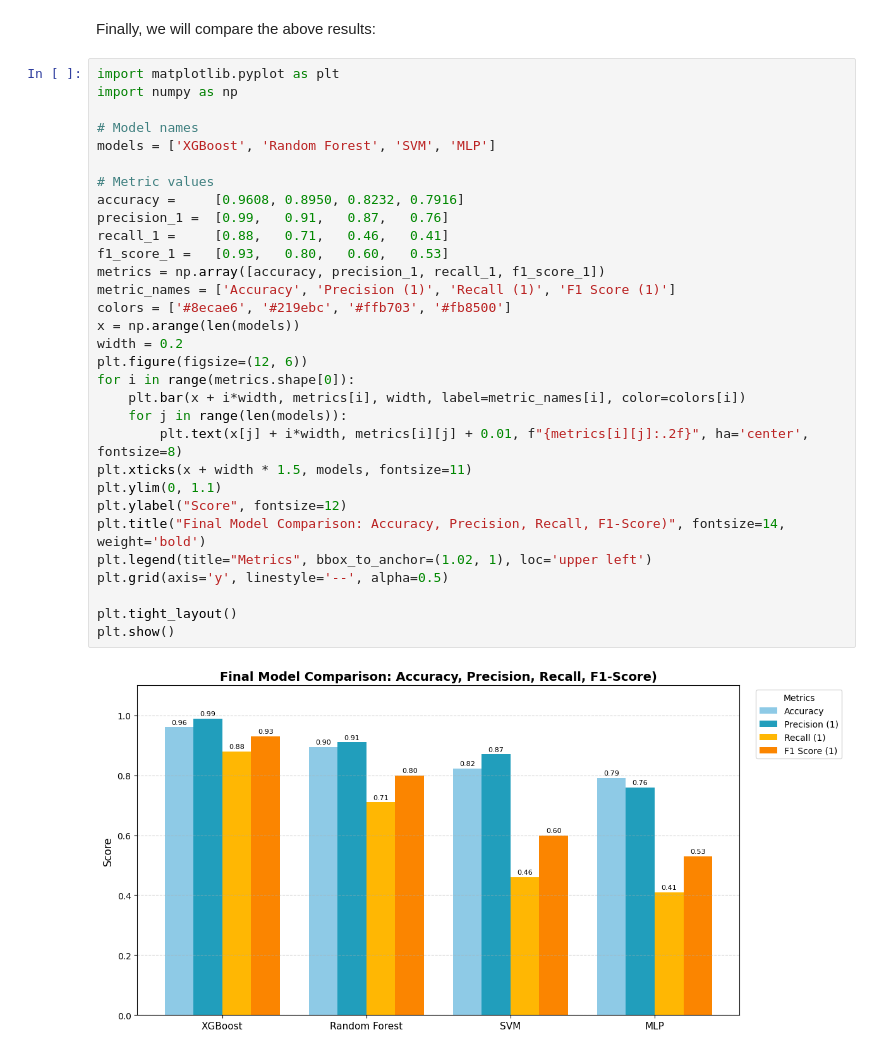
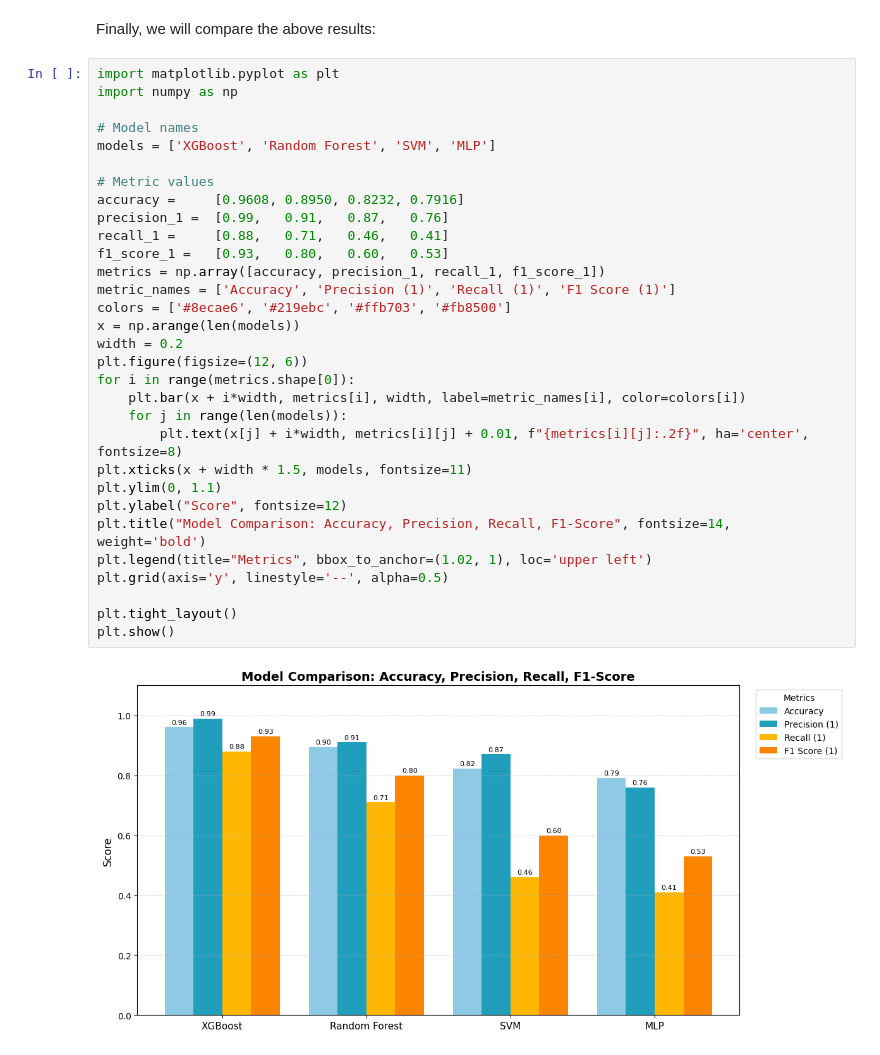
Before and after one commit to Shubhamk0703/Final-Project-23017935-, a Jupyter notebook: CODE_for_small_data(23017935).ipynb, the cells around one changed output. Saved outputs shown, nothing was run; the diff lists cells and outputs as text.

```diff
--- a/CODE_for_small_data(23017935).ipynb
+++ b/CODE_for_small_data(23017935).ipynb
@@ -690,32 +690,32 @@ Finally, we will compare the above results:
 import matplotlib.pyplot as plt
 import numpy as np
 
 # Model names
 models = ['XGBoost', 'Random Forest', 'SVM', 'MLP']
 
 # Metric values
 accuracy =     [0.9608, 0.8950, 0.8232, 0.7916]
 precision_1 =  [0.99,   0.91,   0.87,   0.76]
 recall_1 =     [0.88,   0.71,   0.46,   0.41]
 f1_score_1 =   [0.93,   0.80,   0.60,   0.53]
 metrics = np.array([accuracy, precision_1, recall_1, f1_score_1])
 metric_names = ['Accuracy', 'Precision (1)', 'Recall (1)', 'F1 Score (1)']
 colors = ['#8ecae6', '#219ebc', '#ffb703', '#fb8500']
 x = np.arange(len(models))
 width = 0.2
 plt.figure(figsize=(12, 6))
 for i in range(metrics.shape[0]):
     plt.bar(x + i*width, metrics[i], width, label=metric_names[i], color=colors[i])
     for j in range(len(models)):
         plt.text(x[j] + i*width, metrics[i][j] + 0.01, f"{metrics[i][j]:.2f}", ha='center', fontsize=8)
 plt.xticks(x + width * 1.5, models, fontsize=11)
 plt.ylim(0, 1.1)
 plt.ylabel("Score", fontsize=12)
-plt.title("Final Model Comparison: Accuracy, Precision, Recall, F1-Score)", fontsize=14, weight='bold')
+plt.title("Model Comparison: Accuracy, Precision, Recall, F1-Score", fontsize=14, weight='bold')
 plt.legend(title="Metrics", bbox_to_anchor=(1.02, 1), loc='upper left')
 plt.grid(axis='y', linestyle='--', alpha=0.5)
 
 plt.tight_layout()
 plt.show()
 # %% [output]
-[figure, old version]
+[figure, new version]
```
